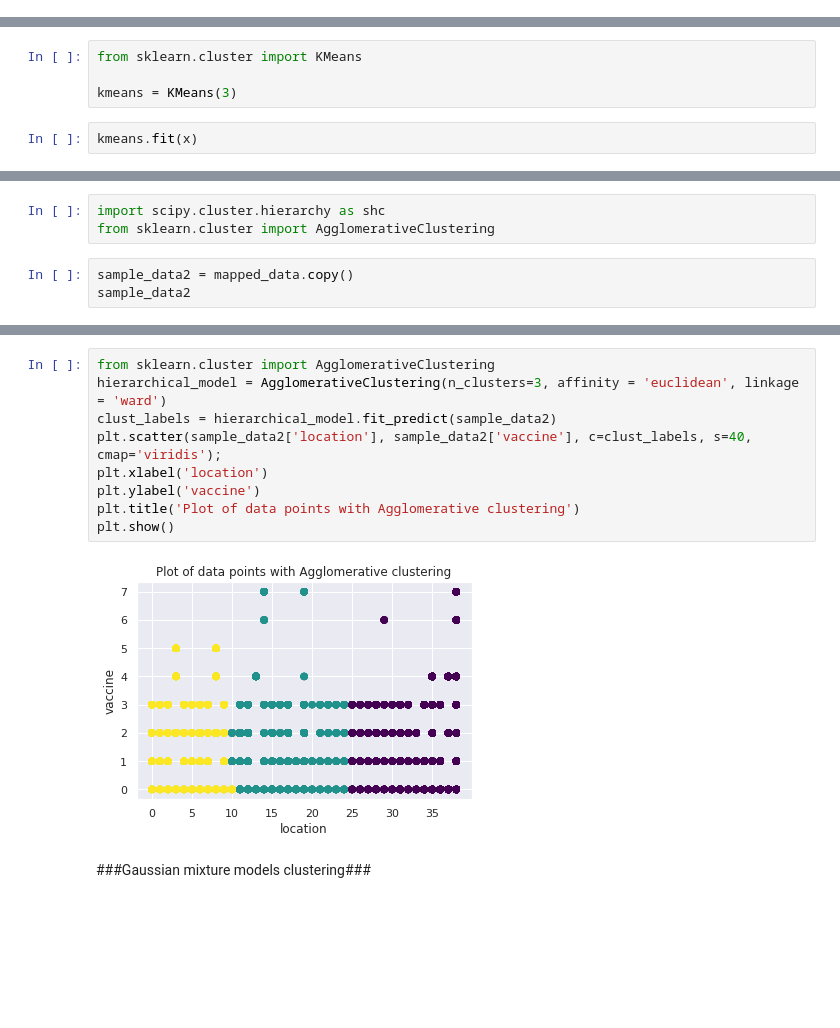
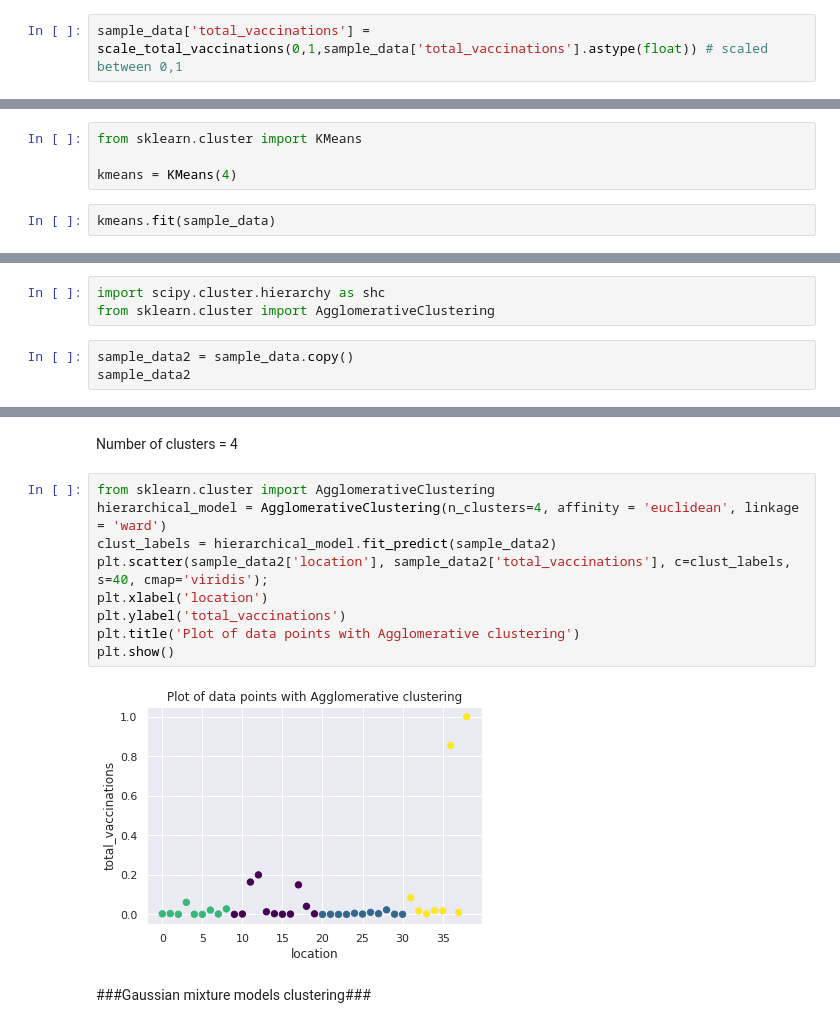
Before and after one commit to mamathaguntu/CMPE255, a Jupyter notebook: Clustering_Assignment/DM_Clustering_Assignment.ipynb, the cells around one changed output, grey strips where cells are left out. Drawn from its saved outputs; the diff is of its cells as text; blank space fills up the shorter version.

```diff
--- a/Clustering_Assignment/DM_Clustering_Assignment.ipynb
+++ b/Clustering_Assignment/DM_Clustering_Assignment.ipynb
@@ -197,0 +182,2 @@ x
+# %%
+sample_data['total_vaccinations'] = scale_total_vaccinations(0,1,sample_data['total_vaccinations'].astype(float)) # scaled between 0,1
@@ -222,7 +228,7 @@ Plot before clustering
 # %%
 from sklearn.cluster import KMeans
 
-kmeans = KMeans(3)
+kmeans = KMeans(4)
 # %%
-kmeans.fit(x)
+kmeans.fit(sample_data)
 # %% [output]
@@ -262,6 +273,6 @@ plt.show()
 import scipy.cluster.hierarchy as shc
 from sklearn.cluster import AgglomerativeClustering
 # %%
-sample_data2 = mapped_data.copy()
+sample_data2 = sample_data.copy()
 sample_data2
 # %% [output]
@@ -281,14 +310,16 @@ sample_data2
+# %% [markdown]
+Number of clusters = 4
 # %%
 from sklearn.cluster import AgglomerativeClustering
-hierarchical_model = AgglomerativeClustering(n_clusters=3, affinity = 'euclidean', linkage = 'ward')
+hierarchical_model = AgglomerativeClustering(n_clusters=4, affinity = 'euclidean', linkage = 'ward')
 clust_labels = hierarchical_model.fit_predict(sample_data2)
-plt.scatter(sample_data2['location'], sample_data2['vaccine'], c=clust_labels, s=40, cmap='viridis');
+plt.scatter(sample_data2['location'], sample_data2['total_vaccinations'], c=clust_labels, s=40, cmap='viridis');
 plt.xlabel('location')
-plt.ylabel('vaccine')
+plt.ylabel('total_vaccinations')
 plt.title('Plot of data points with Agglomerative clustering')
 plt.show()
 # %% [output]
-[figure, old version]
+[figure, new version]
 # %% [markdown]
 ###Gaussian mixture models clustering###
 # %%
```
Also changed, not shown: parts of 36 cells of this notebook.
